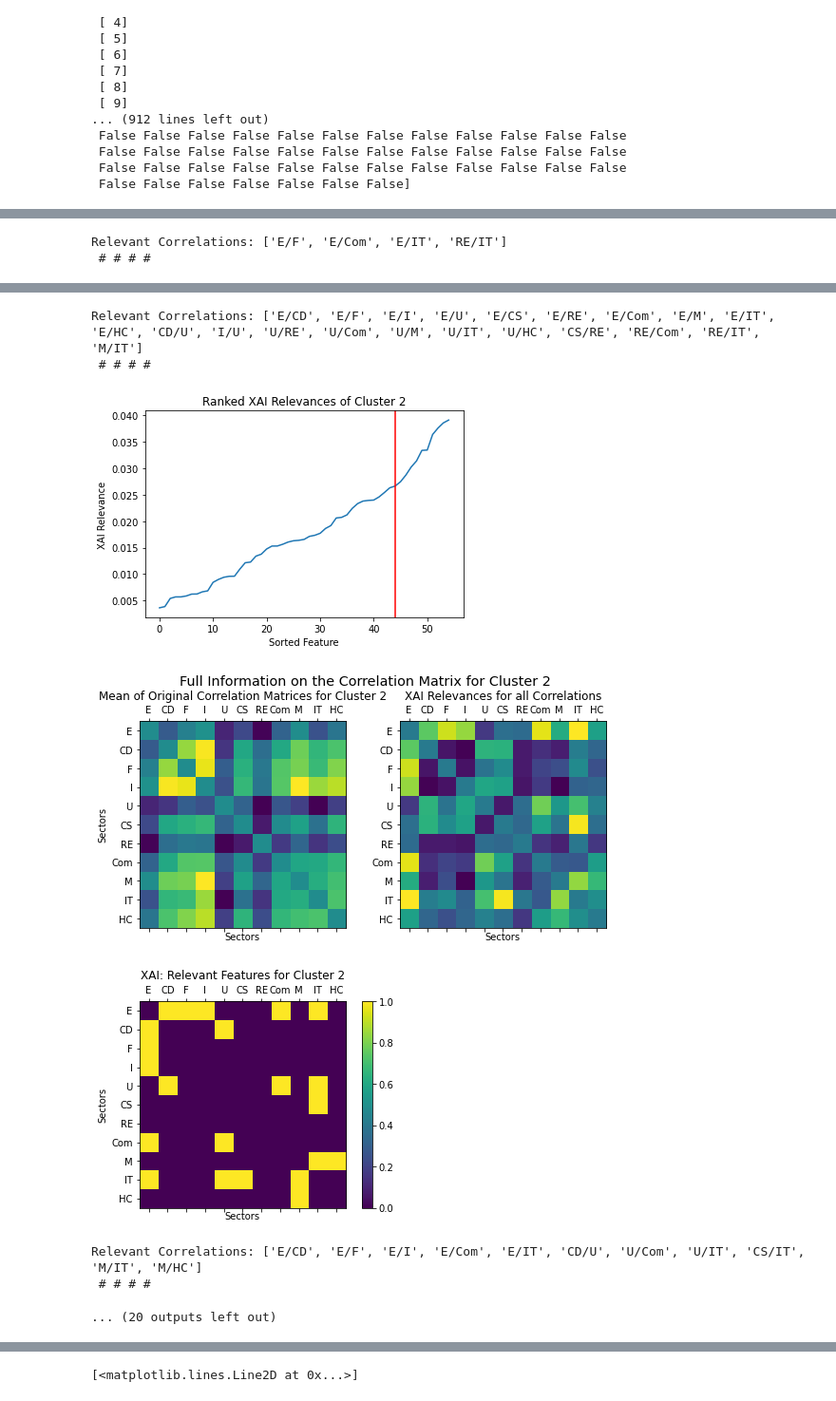
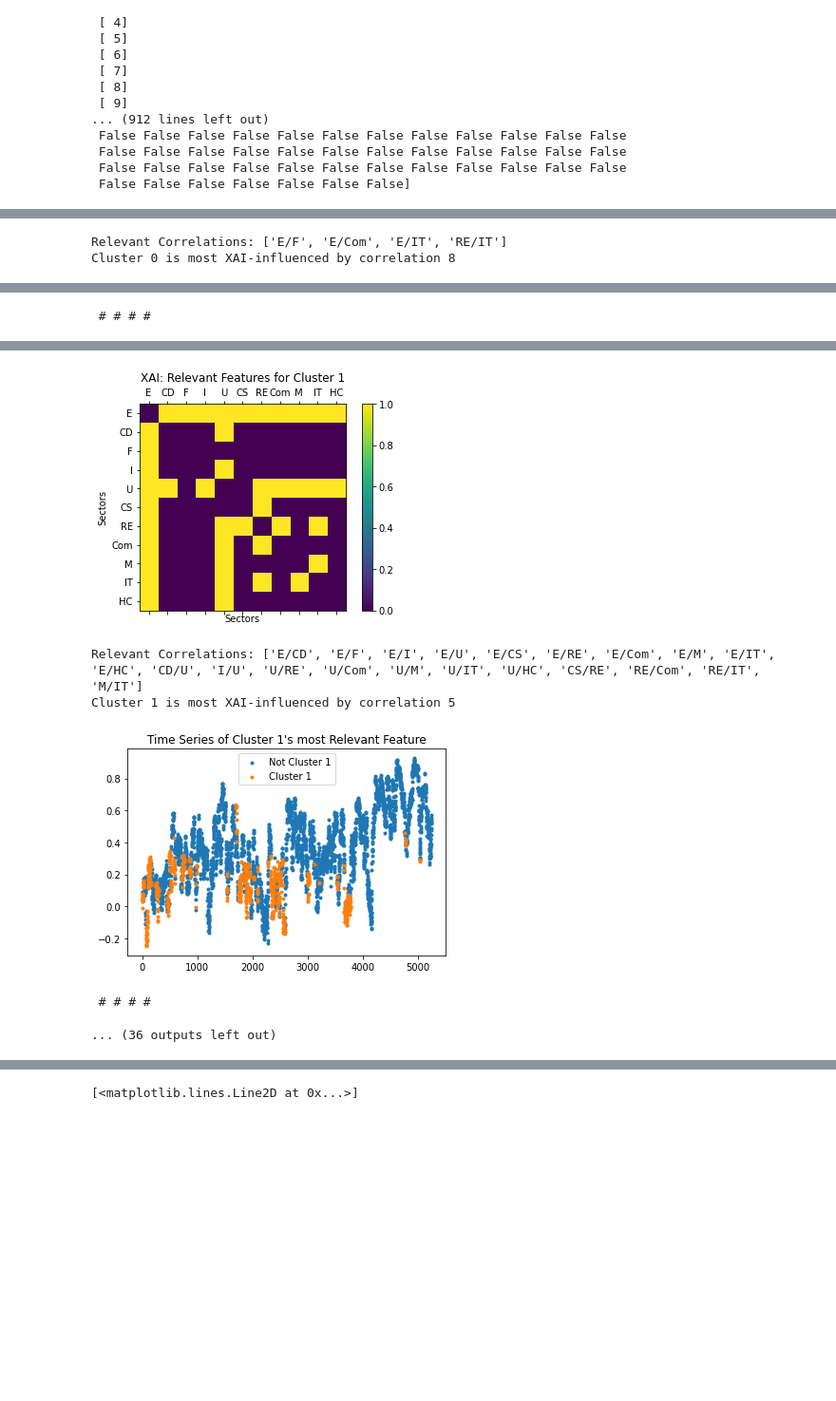
Before and after one commit to TobiasW1891/Finance, a Jupyter notebook: antiCPy for XAI Finance Relevances.ipynb, the cells around one changed output, grey strips where cells are left out. Shown at 95% size. Drawn from its saved outputs; the diff is of its cells as text; code cells hidden in the pictures; blank space fills up the shorter version.

```diff
--- a/antiCPy for XAI Finance Relevances.ipynb
+++ b/antiCPy for XAI Finance Relevances.ipynb
@@ -634,10 +642,26 @@ for j in range(int(max(LabelNaiveOrdered)+1)):
            labels = Names)
     print("Relevant Correlations:",PrintNames(RelMat, Names))
 
+
+    print("Cluster", j, "is most XAI-influenced by correlation",np.argmax(XAI[LabelNaiveOrdered==j,:].mean(0)))
+    RelevantFeature = CorrMatrices[:,np.argmax(XAI[LabelNaiveOrdered==j,:].mean(0))]
+
+    Time = np.arange(CorrMatrices.shape[0])
+
+    plt.scatter(Time[LabelNaiveOrdered!=j],
+            RelevantFeature[LabelNaiveOrdered!=j],
+            marker =".", label="Not Cluster "+str(j))
+    plt.scatter(Time[LabelNaiveOrdered==j],
+            RelevantFeature[LabelNaiveOrdered==j],
+            marker =".", label="Cluster "+str(j))
+    plt.title("Time Series of Cluster "+str(j)+"'s most Relevant Feature")
+    plt.legend()
+    plt.show()
+
     print(" # # # # ")
 # %% [output]
 [figure]
 [figure]
 [figure]
 Relevant Correlations: ['E/F', 'E/Com', 'E/IT', 'RE/IT']
- # # # #
+Cluster 0 is most XAI-influenced by correlation 8
@@ -644,0 +669 @@ Relevant Correlations: ['E/F', 'E/Com', 'E/IT', 'RE/IT']
+ # # # #
@@ -647,8 +672,6 @@ Relevant Correlations: ['E/F', 'E/Com', 'E/IT', 'RE/IT']
-Relevant Correlations: ['E/CD', 'E/F', 'E/I', 'E/U', 'E/CS', 'E/RE', 'E/Com', 'E/M', 'E/IT', 'E/HC', 'CD/U', 'I/U', 'U/RE', 'U/Com', 'U/M', 'U/IT', 'U/HC', 'CS/RE', 'RE/Com', 'RE/IT', 'M/IT']
- # # # #
-[figure, old version]
+[figure, new version]
+Relevant Correlations: ['E/CD', 'E/F', 'E/I', 'E/U', 'E/CS', 'E/RE', 'E/Com', 'E/M', 'E/IT', 'E/HC', 'CD/U', 'I/U', 'U/RE', 'U/Com', 'U/M', 'U/IT', 'U/HC', 'CS/RE', 'RE/Com', 'RE/IT', 'M/IT']
+Cluster 1 is most XAI-influenced by correlation 5
-[figure, old version]
+[figure, new version]
-[figure, removed]
-Relevant Correlations: ['E/CD', 'E/F', 'E/I', 'E/Com', 'E/IT', 'CD/U', 'U/Com', 'U/IT', 'CS/IT', 'M/IT', 'M/HC']
- # # # #
-... (20 outputs left out)
+ # # # #
+... (36 outputs left out)
```
Also changed, not shown: parts of 13 cells of this notebook, 1 other file.
